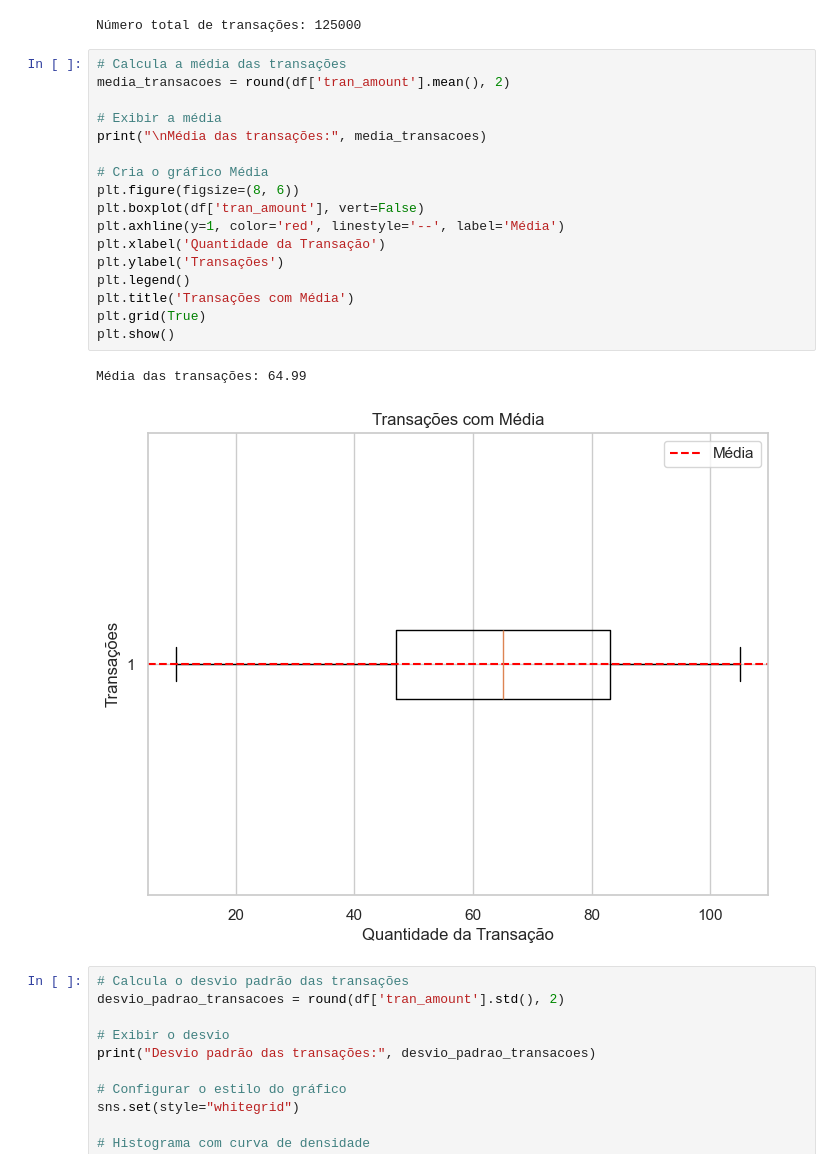
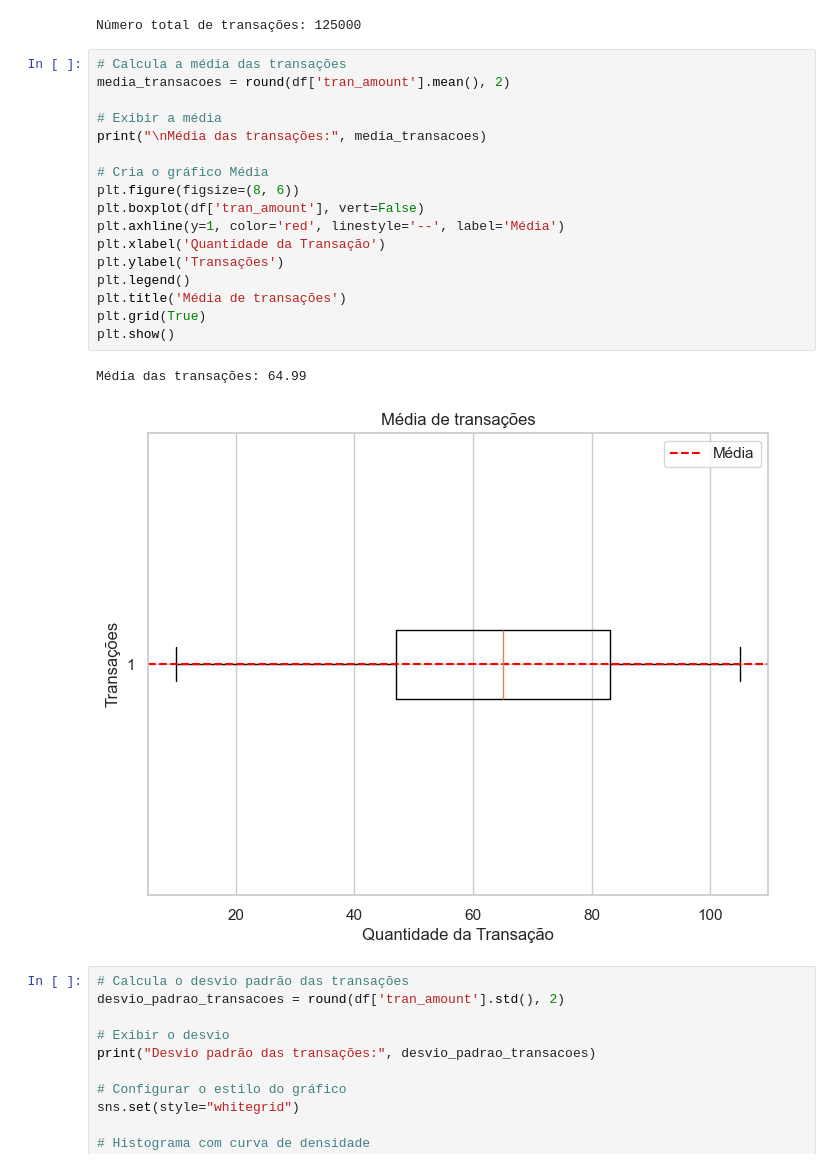
Before and after one commit to GabrielRodrigues11/test-basic-analysis, a Jupyter notebook: main.ipynb, the cells around one changed output. Drawn from its saved outputs; the diff is of its cells as text.

```diff
--- a/main.ipynb
+++ b/main.ipynb
@@ -44,23 +44,23 @@ Número total de transações: 125000
 # %%
 # Calcula a média das transações
 media_transacoes = round(df['tran_amount'].mean(), 2)
 
 # Exibir a média
 print("\nMédia das transações:", media_transacoes)
 
 # Cria o gráfico Média
 plt.figure(figsize=(8, 6))
 plt.boxplot(df['tran_amount'], vert=False)
 plt.axhline(y=1, color='red', linestyle='--', label='Média')
 plt.xlabel('Quantidade da Transação')
 plt.ylabel('Transações')
 plt.legend()
-plt.title('Transações com Média')
+plt.title('Média de transações')
 plt.grid(True)
 plt.show()
 # %% [output]
 Média das transações: 64.99
-[figure, old version]
+[figure, new version]
 # %%
 # Calcula o desvio padrão das transações
 desvio_padrao_transacoes = round(df['tran_amount'].std(), 2)
```
Also changed, not shown: parts of 4 cells of this notebook, 10 other files.
